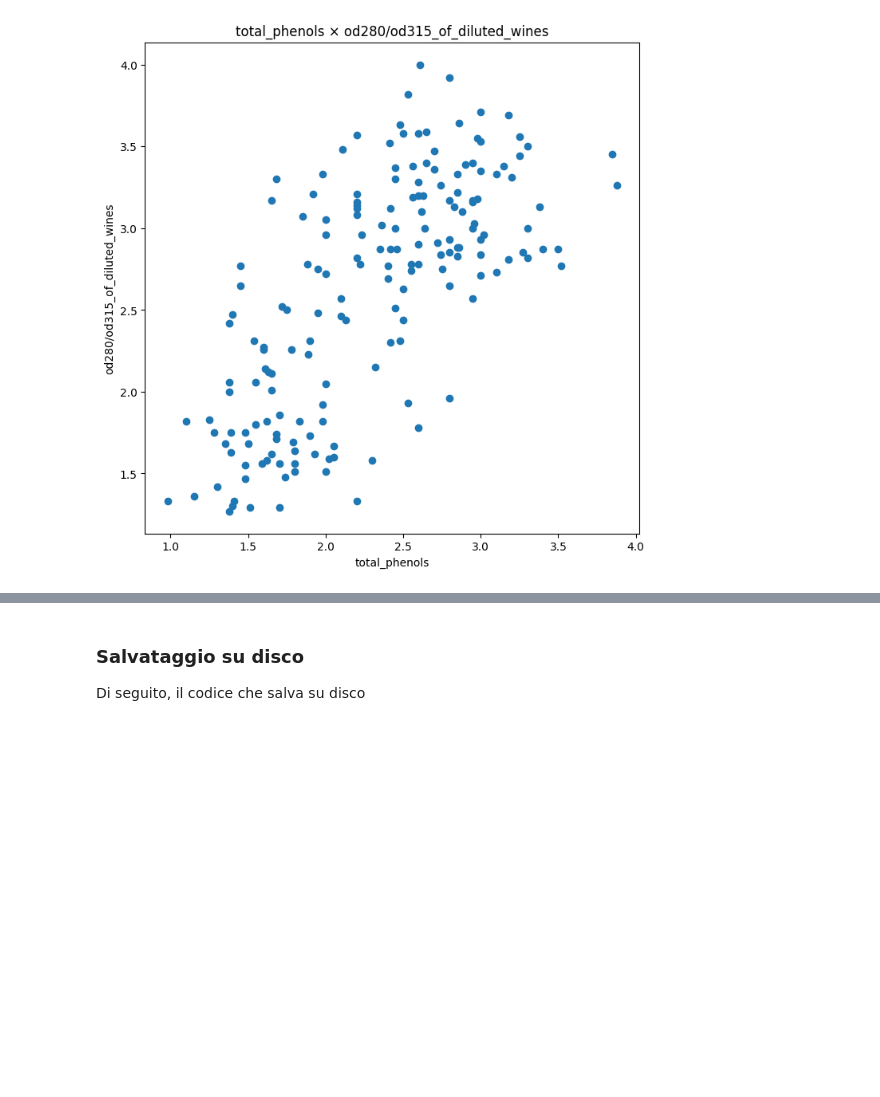
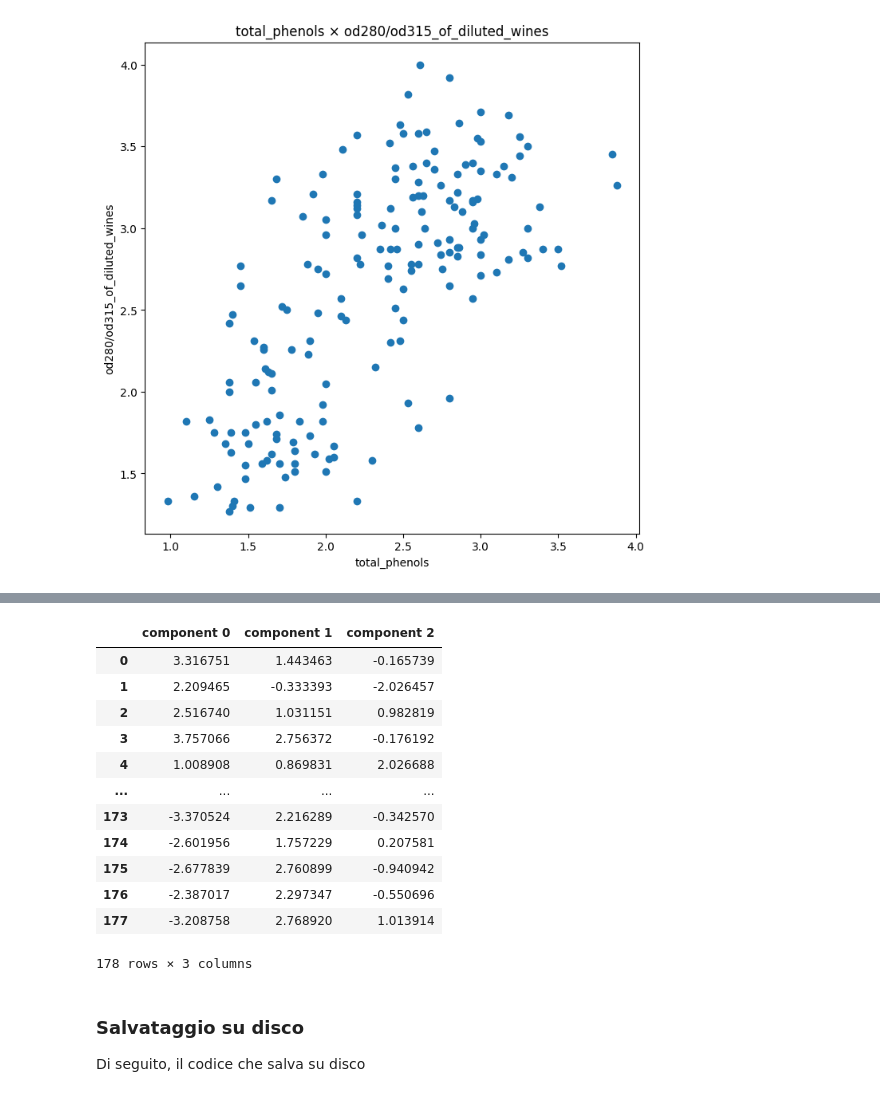
Before and after one commit to marcospampi/lab-data-mining, a Jupyter notebook: homework1/homework.ipynb, the cells around one changed output, grey strips where cells are left out. Cells and saved outputs as stored; diff of their text form; code cells hidden in the pictures; blank space fills up the shorter version.

```diff
--- a/homework1/homework.ipynb
+++ b/homework1/homework.ipynb
@@ -152,3 +136,22 @@ svd_df
+# %%
+from src.reduction import compute_svd
+svd_df = compute_svd(df, n=3, std = True)
+
+svd_df
+# %% [output]
+|  | component 0 | component 1 | component 2 |
+| 0 | 3.316751 | 1.443463 | -0.165739 |
+| 1 | 2.209465 | -0.333393 | -2.026457 |
+| 2 | 2.516740 | 1.031151 | 0.982819 |
+| 3 | 3.757066 | 2.756372 | -0.176192 |
+| 4 | 1.008908 | 0.869831 | 2.026688 |
+| ... | ... | ... | ... |
+| 173 | -3.370524 | 2.216289 | -0.342570 |
+| 174 | -2.601956 | 1.757229 | 0.207581 |
+| 175 | -2.677839 | 2.760899 | -0.940942 |
+| 176 | -2.387017 | 2.297347 | -0.550696 |
+| 177 | -3.208758 | 2.768920 | 1.013914 |
+178 rows × 3 columns
 # %% [markdown]
 ### Salvataggio su disco
 Di seguito, il codice che salva su disco
```
Also changed, not shown: parts of 29 cells of this notebook, 2 other files.
